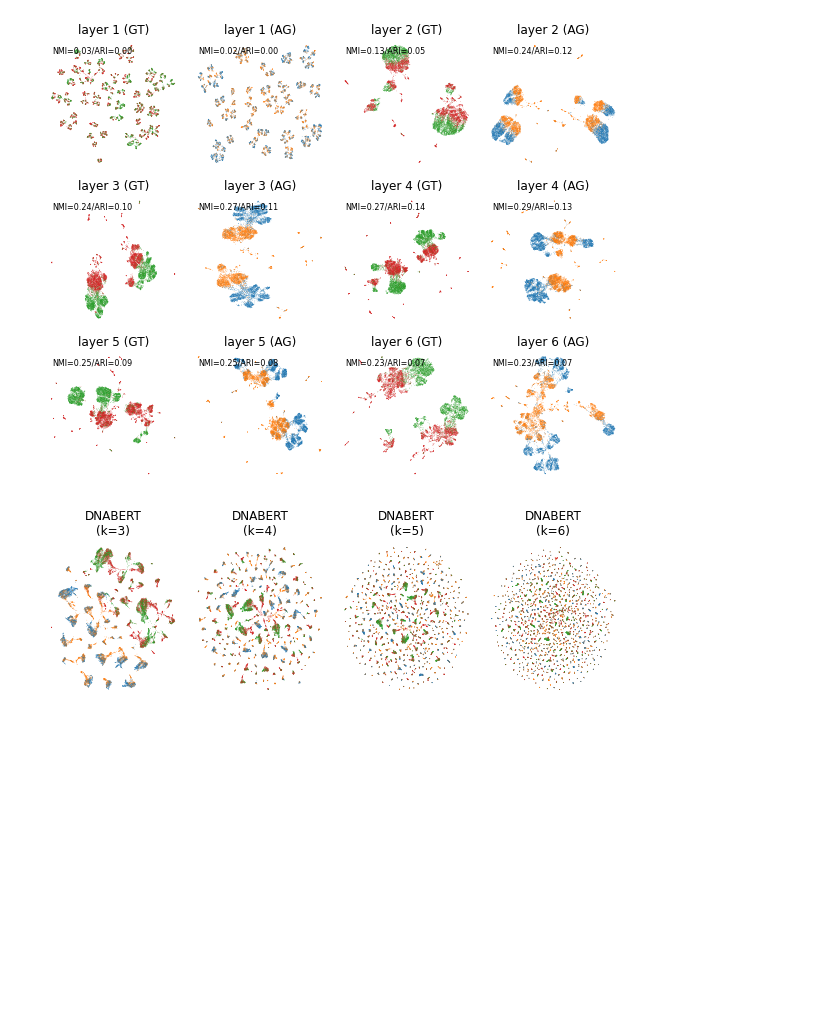
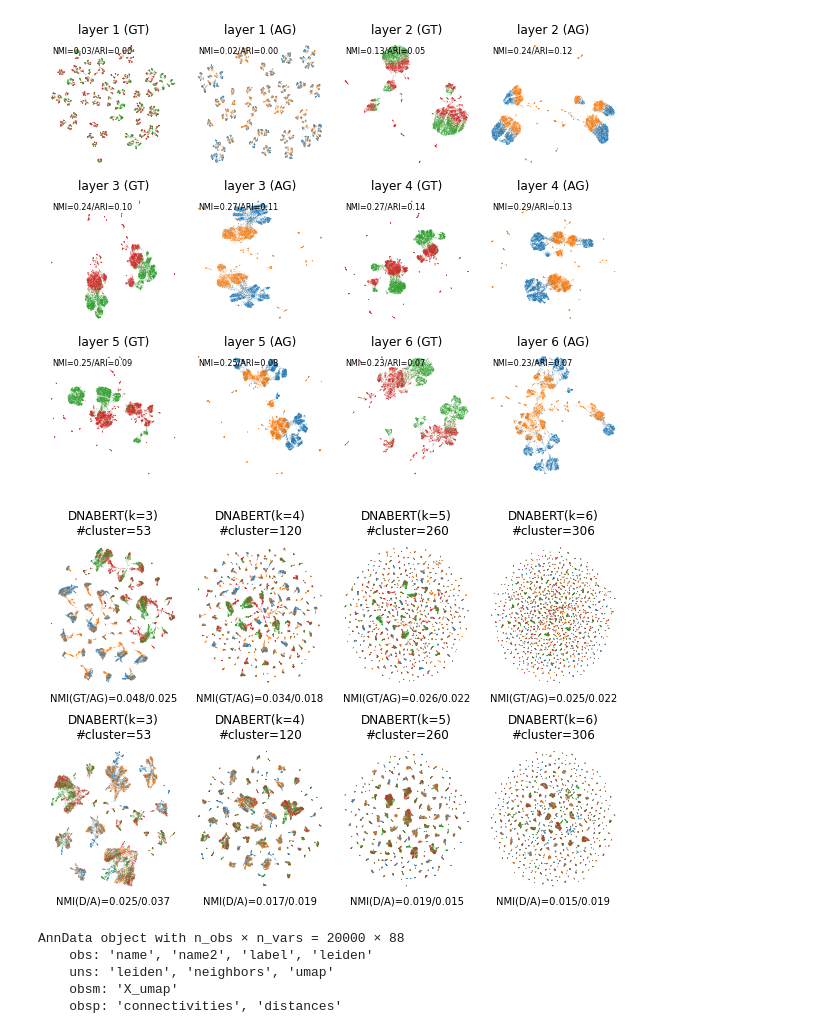
Before and after one commit to chenkenbio/SpliceBERT, a Jupyter notebook: examples/02-embedding/embedding_analysis.ipynb, the cells around one changed output. Cells and saved outputs as stored; diff of their text form; code cells hidden in the pictures; blank space fills up the shorter version.

```diff
--- a/examples/02-embedding/embedding_analysis.ipynb
+++ b/examples/02-embedding/embedding_analysis.ipynb
@@ -61,7 +52,7 @@ def cal_metric_by_group(labels, preds, metric_fun, by_group: bool=True):
         score1 = metric_fun(labels[k1], preds[k1])
         k2 = np.isin(labels, ['AG(acceptor)', "AG(non-acceptor)", 'acceptor(SSE < 0.2)', 'acceptor(SSE > 0.8)'])
         score2 = metric_fun(labels[k2], preds[k2])
-        return (score1 + score2) / 2
+        return (score1 + score2) / 2, score1, score2
     else:
         return metric_fun(labels, preds)
 # %%
@@ -222,17 +213,41 @@ plt.show()
 [figure]
 # %%
 # compare DNABERT with different token length
-fig, axs = plt.subplots(nrows=1, ncols=4, figsize=get_figure_size(1, 0.35))
+fig, axs = plt.subplots(nrows=2, ncols=4, figsize=get_figure_size(1, 0.7))
 size = 1
 for k in range(3, 7):
-    ax = axs[k-3]
-    sc.pl.umap(dnabert_ss[k], color=["label"], ax=ax, title=f"DNABERT\n(k={k})", show=False, legend_loc=None, s=size)
+    ax = axs[0, k-3]
+    nmi_score, nmi_donor, nmi_acceptor = cal_metric_by_group(dnabert_ss[k].obs["label"], dnabert_ss[k].obs["leiden"], metric_fun)
+    # print(f"DNABERT(k={k})\tNMI(D/A)={nmi_donor:.2f}/{nmi_acceptor:.2f}")
+    sc.pl.umap(dnabert_ss[k], color=["label"], ax=ax,
+               title="DNABERT(k={})\n#cluster={}".format(k, len(np.unique(dnabert_ss[k].obs["leiden"]))),
+               show=False, legend_loc=None, s=size)
     set_spines(ax=ax, bottom=False, left=False)
-    ax.set_xlabel("")
+    ax.set_xlabel("NMI(GT/AG)={:.3f}/{:.3f}".format(nmi_donor, nmi_acceptor))
     ax.set_ylabel("")
+
+    ax = axs[1, k-3]
+    nmi_score, nmi_donor, nmi_acceptor = cal_metric_by_group(dnabert_sse[k].obs["label"], dnabert_sse[k].obs["leiden"], metric_fun)
+    # print(f"DNABERT(k={k})\tNMI(D/A)={nmi_donor:.2f}/{nmi_acceptor:.2f}")
+    sc.pl.umap(dnabert_sse[k], color=["label"], ax=ax,
+               title="DNABERT(k={})\n#cluster={}".format(k, len(np.unique(dnabert_ss[k].obs["leiden"]))),
+               show=False, legend_loc=None, s=size)
+    set_spines(ax=ax, bottom=False, left=False)
+    ax.set_xlabel("NMI(D/A)={:.3f}/{:.3f}".format(nmi_donor, nmi_acceptor))
+    ax.set_ylabel("")
+
+
 plt.tight_layout()
 plt.savefig("Figure_S_dnabert.jpg", dpi=600, bbox_inches="tight")
 plt.show()
 # %% [output]
-[figure, old version]
+[figure, new version]
+# %%
+onehot_ss[10]
+# %% [output]
+AnnData object with n_obs × n_vars = 20000 × 88
+    obs: 'name', 'name2', 'label', 'leiden'
+    uns: 'leiden', 'neighbors', 'umap'
+    obsm: 'X_umap'
+    obsp: 'connectivities', 'distances'
 # %%
```
Also changed, not shown: parts of 4 cells of this notebook, 4 other files.
